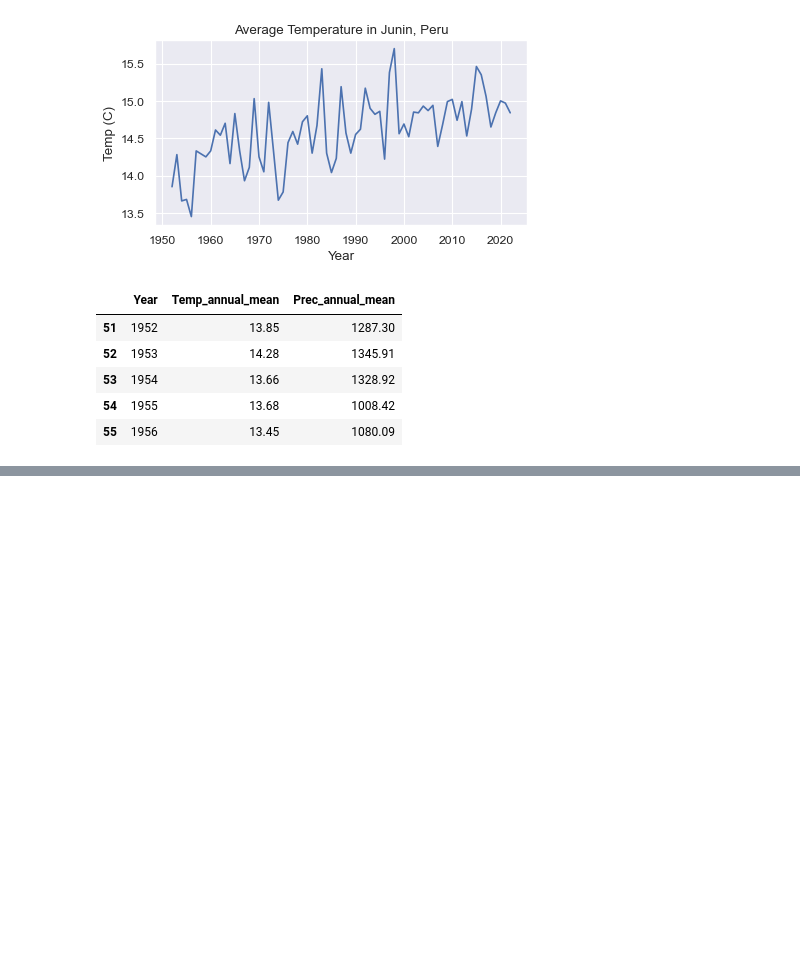
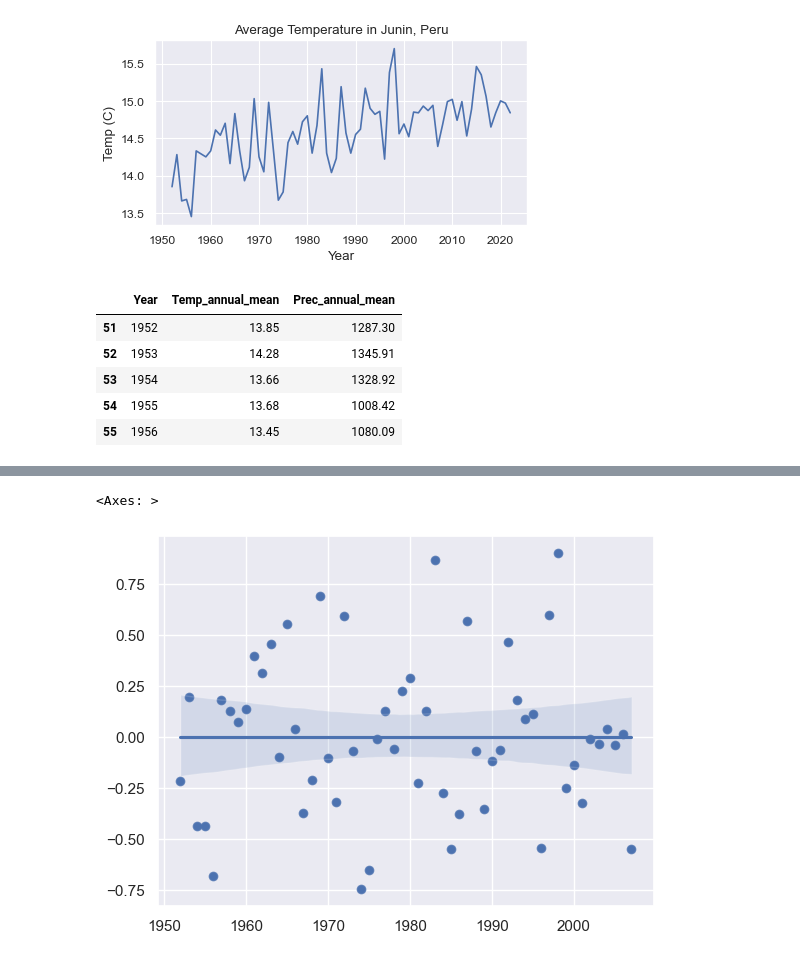
Before and after one commit to pipaber/Portfolio, a Jupyter notebook: posts/time_series/time_series_analysis.ipynb, the cells around one changed output, grey strips where cells are left out. Saved outputs shown, nothing was run; the diff lists cells and outputs as text; code cells hidden in the pictures; blank space fills up the shorter version.

```diff
--- a/posts/time_series/time_series_analysis.ipynb
+++ b/posts/time_series/time_series_analysis.ipynb
@@ -83,0 +96,8 @@ sns.regplot(x=x, y=linear_residuals)
+# %%
+linear_residuals = train_temp.reshape(-1,1) - linear_prediction
+
+sns.scatterplot(x=train_date.flatten(), y=linear_residuals.flatten())
+sns.regplot(x=train_date.flatten(), y=linear_residuals.flatten())
+# %% [output]
+<Axes: >
+[figure, added]
```
Also changed, not shown: parts of 28 cells of this notebook, 21 other files.
